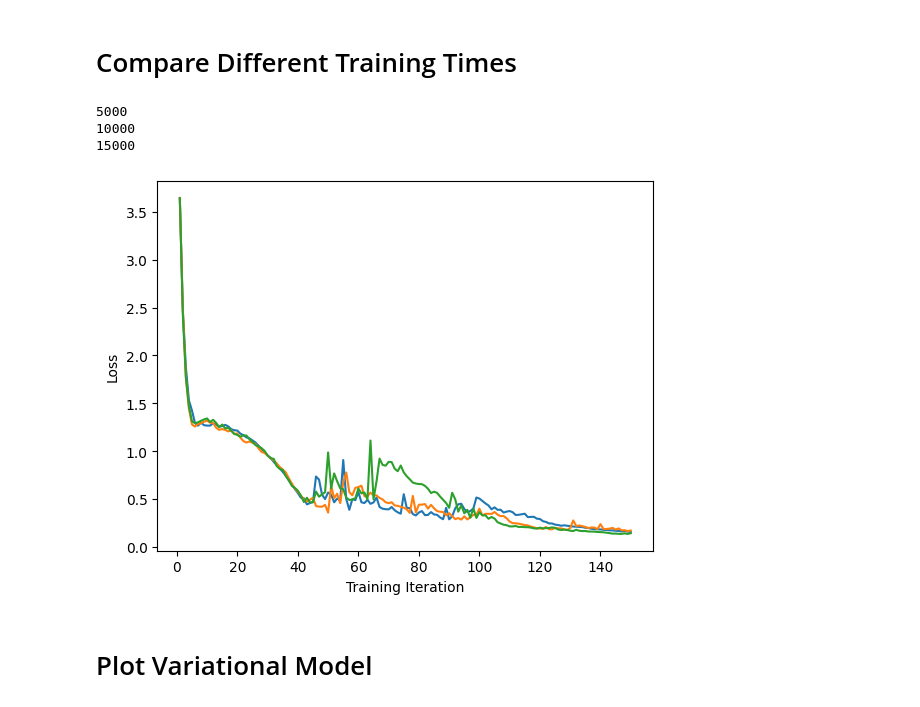
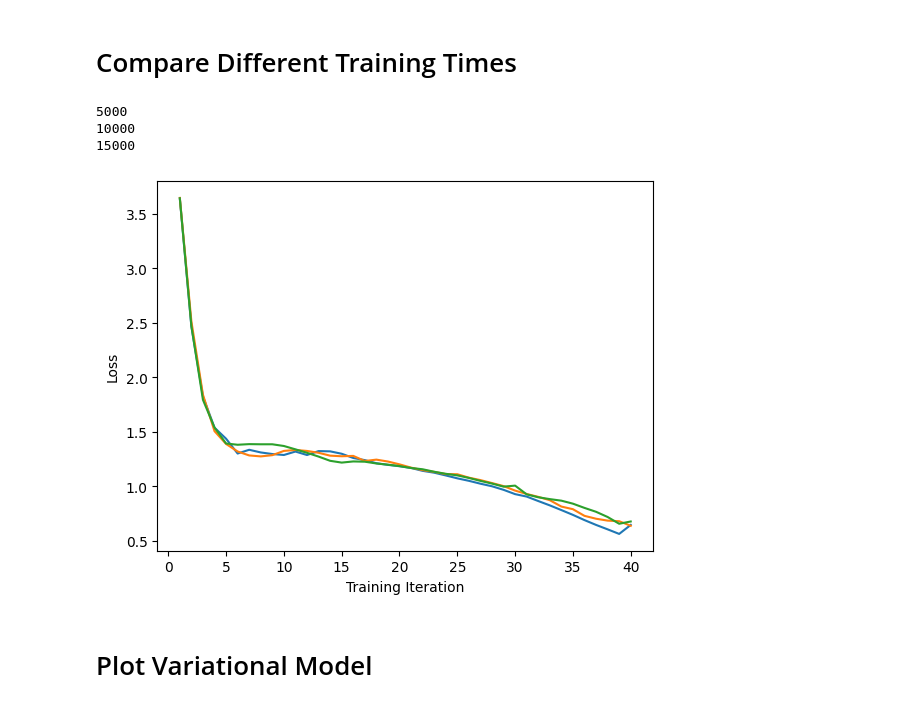
Before and after one commit to Sabelz/Master_Thesis_Alexander, a Jupyter notebook: GPs/WiggleGPs.ipynb, the cells around one changed output. Saved outputs shown, nothing was run; the diff lists cells and outputs as text; code cells hidden in the pictures.

```diff
--- a/GPs/WiggleGPs.ipynb
+++ b/GPs/WiggleGPs.ipynb
@@ -105,9 +92,0 @@ KISSGP_model_wiggle = KISSGP_model_wiggle.to(device) # Move model to device, def
-# %%
-
-
-
-train_time_KISSGP_wiggle = train(KISSGP_model_wiggle,
-                                 KISSGP_likelihood_wiggle,
-                                 training_x, training_y,
-                                 training_iter= 150) # train is defined in utils/functions.ipynb
-print(train_time_KISSGP_wiggle)
@@ -133,6 +182,6 @@ for x,y  in zip(x_sizes, y_sizes):
   train_time_KISSGP_wiggle_test = train(KISSGP_model_wiggle_test,
                                  KISSGP_likelihood_wiggle_test,
                                  x, y,
-                                 training_iter= 150) # train is defined in utils/functions.ipynb
+                                 training_iter= 40) # train is defined in utils/functions.ipynb
   training_times_KISSGP.append(train_time_KISSGP_wiggle_test)
 # %% [output]
@@ -204,33 +266,33 @@ Training Time:  1.826448917388916
 # %%
 training_times_variational = [] # Keep track of the times
 for x,y  in zip(x_sizes, y_sizes):
   print(len(x))
   n_inducing_points = int(len(x)/10)
   # Generate a tensor of random indices
   indices = torch.randperm(x.size(0))
   # Select N random rows
   inducing_points = x[indices][:n_inducing_points]
 
   variational_likelihood_wiggle_test = gpytorch.likelihoods.GaussianLikelihood() # Likelihood
   variational_mean_wiggle_test = gpytorch.means.ConstantMean() # Mean
   variational_kernel_wiggle_test = gpytorch.kernels.MaternKernel() # Kernel
   variational_model_wiggle_test = variationalGP(
                              variational_likelihood_wiggle_test,
                              variational_mean_wiggle_test,
                              variational_kernel_wiggle_test,
                              inducing_points)
 
   variational_model_wiggle_test = variational_model_wiggle_test.to(device)
   train_time_variational_wiggle_test = train_ELBO(variational_model_wiggle_test,
                                  variational_likelihood_wiggle_test,
                                  x, y,
-                                 training_iter= 150) # train is defined in utils/functions.ipynb
+                                 training_iter= 40) # train is defined in utils/functions.ipynb
   training_times_variational.append(train_time_variational_wiggle_test)
 # %% [output]
 5000
 10000
 15000
-[figure, old version]
+[figure, new version]
 # %% [markdown]
 # Plot Variational Model
 # %%
```
Also changed, not shown: parts of 54 cells of this notebook.
